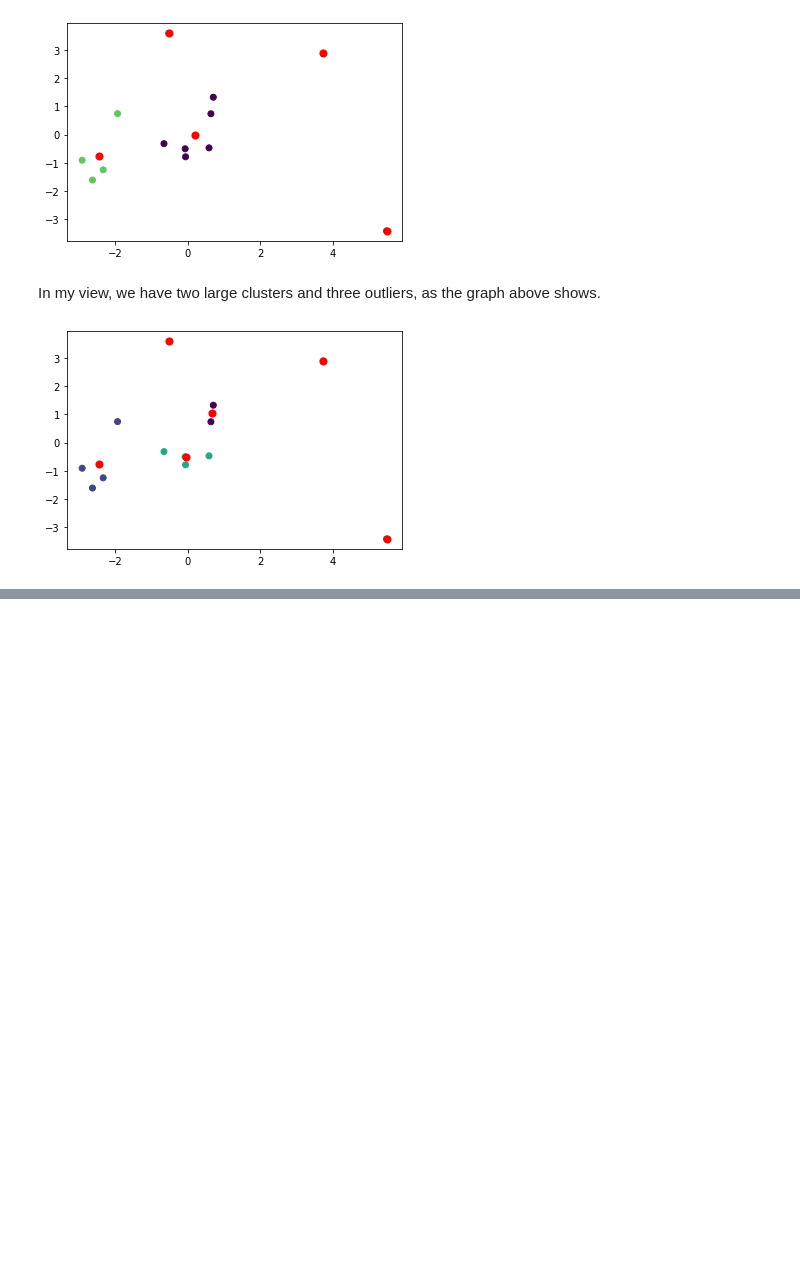
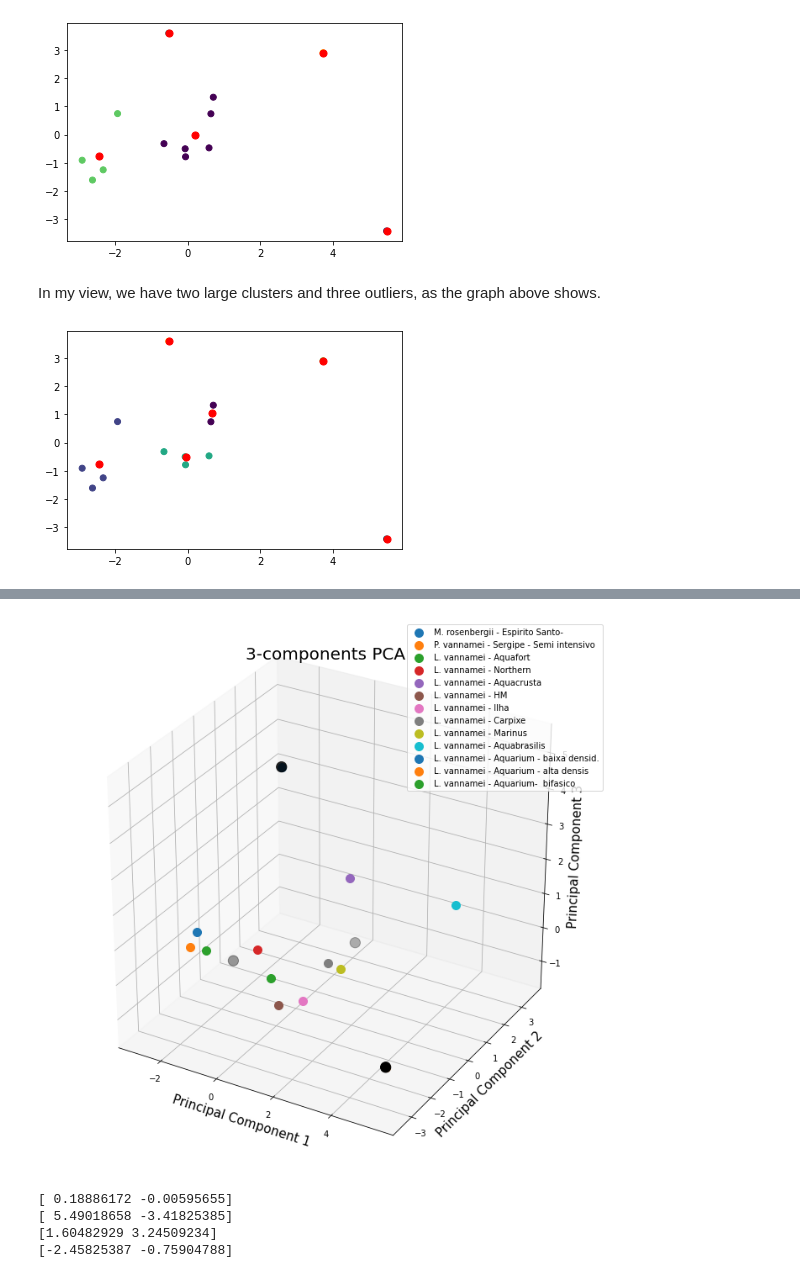
Before and after one commit to christianadriano/PCA_AquacultureSystem, a Jupyter notebook: PCA_KMeans_Environment_Carcinicultura.ipynb, the cells around one changed output, grey strips where cells are left out. Cells and saved outputs as stored; diff of their text form; code cells hidden in the pictures; blank space fills up the shorter version.

```diff
--- a/PCA_KMeans_Environment_Carcinicultura.ipynb
+++ b/PCA_KMeans_Environment_Carcinicultura.ipynb
@@ -291,0 +271,54 @@ plt.scatter(model.cluster_centers_[:,0], model.cluster_centers_[:,1], s=50, colo
+# %%
+#principal components for each indicador
+#print(principalComponents)
+#print(targets)
+df_clustering = pd.DataFrame({'cultivo': targets,  'pc1':list(principalComponents[:,0]),
+                              'pc2': list(principalComponents[:,1]),'pc3': list(principalComponents[:,2])},
+                              columns=['cultivo', 'pc1','pc2','pc3'])
+#df_clustering
+# %%
+#Find clusters
+from sklearn.cluster import KMeans
+#4 clusters
+model = KMeans(4)
+model.fit(df_clustering.iloc[:,1:4])
+#print(model.cluster_centers_)
+
+#Plot clusters
+#plt.scatter(df_clustering.iloc[:,1],df_clustering.iloc[:,2], c=model.labels_.astype(float));
+#plt.scatter(model.cluster_centers_[:,0], model.cluster_centers_[:,1], s=50, color="red"); # Show the
+
+fig = plt.figure(figsize = (12,12))
+ax = fig.add_subplot(111, projection='3d')
+ax.set_xlabel('Principal Component 1', fontsize = 15)
+ax.set_ylabel('Principal Component 2', fontsize = 15)
+ax.set_zlabel('Principal Component 3', fontsize = 15)
+ax.set_title('3-components PCA', fontsize = 20)
+targets = df_cultivo['cultivo'].to_numpy()
+
+for target in targets:
+    indicesToKeep = finalDf['cultivo'] == target
+    x = finalDf.loc[indicesToKeep, 'principal component 1']
+    y = finalDf.loc[indicesToKeep, 'principal component 2']
+    z = finalDf.loc[indicesToKeep, 'principal component 3']
+    ax.scatter(x,y,z,s = 100)
+    #ax.annotate(target, (x,y))
+
+ax.scatter(model.cluster_centers_[:,0], model.cluster_centers_[:,1],model.cluster_centers_[:,2], s=150, color="black"); # Show the
+
+#for name in targets:
+
+ax.legend(targets)
+ax.grid()
+# %% [output]
+[figure, added]
+# %%
+for centroid in model.cluster_centers_:
+  print(centroid)
+
+#ax.scatter(model.cluster_centers_[:,0], model.cluster_centers_[:,1],model.cluster_centers_[:,2], s=50, color="red"); # Show the
+# %% [output]
+[ 0.18886172 -0.00595655]
+[ 5.49018658 -3.41825385]
+[1.60482929 3.24509234]
+[-2.45825387 -0.75904788]
```
Also changed, not shown: parts of 5 cells of this notebook.
